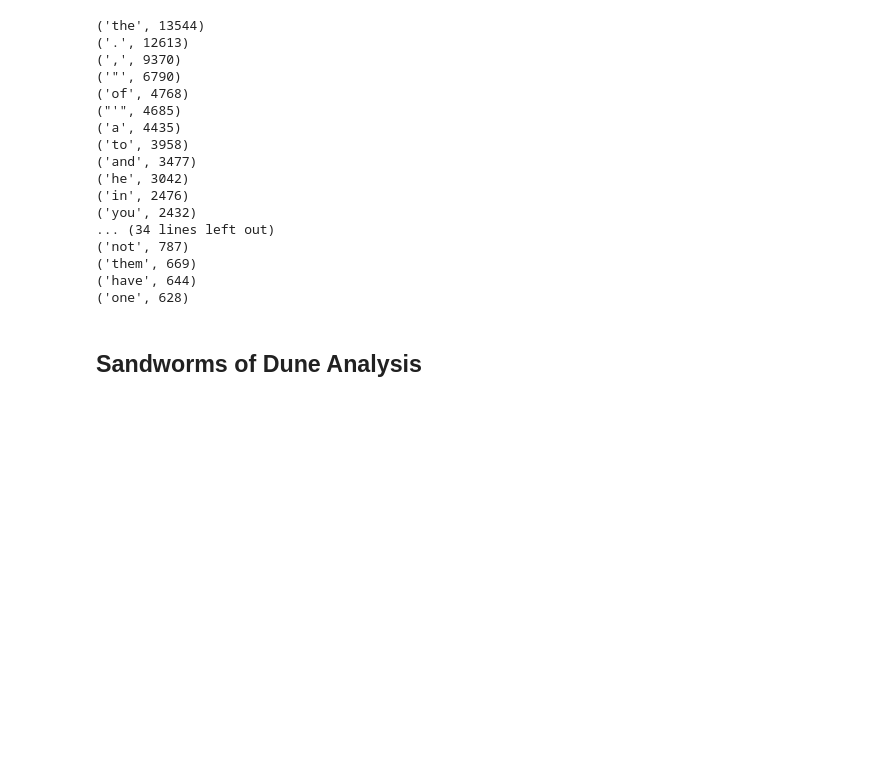
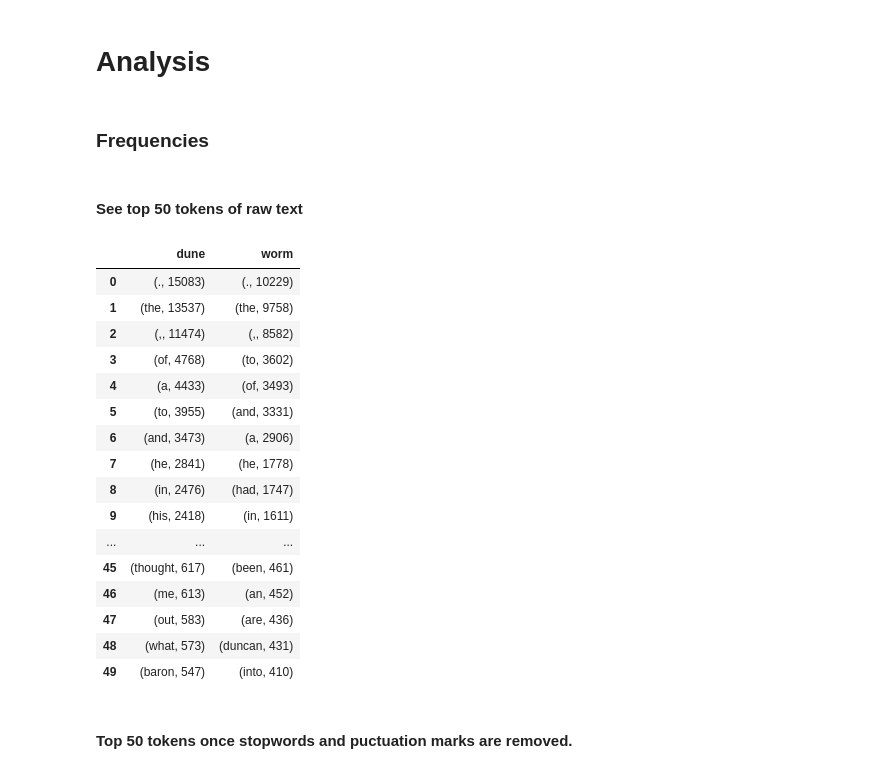
Before and after one commit to eaxworthy/dune_nlp, a Jupyter notebook: Corpus_Stats.ipynb, the cells around one changed output. Cells and saved outputs as stored; diff of their text form; code cells hidden in the pictures; blank space fills up the shorter version.

Commit message:
Finished work for corpus-stats notebook.

```diff
--- a/Corpus_Stats.ipynb
+++ b/Corpus_Stats.ipynb
@@ -7,2 +14,3 @@ from nltk.corpus import PlaintextCorpusReader
 # %%
-corpus_dune = PlaintextCorpusReader("data/prepared_texts/", "dune.txt")
+corpus_dune = PlaintextCorpusReader(\
+            "data/prepared_texts/", "dune.txt")
@@ -9,3 +19,6 @@ corpus_dune = PlaintextCorpusReader("data/prepared_texts/", "dune.txt")
 # %%
-dune_tokens = nltk.Text(corpus_dune.words())
+#create list of tokens, preserving contractions and the odd
+#punctuation that I consider part of F. Herbert's style
+dune_tokens = re.findall(r"[\w']+|\.\.\.|--|[.,!?;]", corpus_dune.raw())
 dune_words = [word.lower() for word in dune_tokens]
+dune_text = Text(dune_words)
@@ -12,27 +27,38 @@ dune_words = [word.lower() for word in dune_tokens]
+# %%
+#Repeat process as above on Sandworms.
+#The apostrophe in the text is a different format, so that's changed first.
+worm_tokens = re.sub('’', '\'', worm_file)
+worm_tokens = re.findall(r"[\w']+|\.\.\.|--|[.,!?;]", worm_tokens)
+worm_words = [word.lower() for word in worm_tokens]
+worm_text = Text(worm_words)
+# %% [markdown]
+# Analysis
+# %% [markdown]
+### Frequencies
 # %%
-dist = FreqDist(dune_words)
-dist_keys = list(dist.keys())
+dune_dist = FreqDist(dune_words)
+worm_dist = FreqDist(worm_words)
+# %% [markdown]
+#### See top 50 tokens of raw text
 # %%
-top_keys = dist.most_common(50)
-for pair in top_keys:
-    print(pair)
+top_words_raw = pd.DataFrame({'dune':dune_dist.most_common(50), \
+                              'worm':worm_dist.most_common(50)})
+top_words_raw
 # %% [output]
-('the', 13544)
-('.', 12613)
-(',', 9370)
-('"', 6790)
-('of', 4768)
-("'", 4685)
-('a', 4435)
-('to', 3958)
-('and', 3477)
-('he', 3042)
-('in', 2476)
-('you', 2432)
-... (34 lines left out)
-('not', 787)
-('them', 669)
-('have', 644)
-('one', 628)
+|  | dune | worm |
+| 0 | (., 15083) | (., 10229) |
+| 1 | (the, 13537) | (the, 9758) |
+| 2 | (,, 11474) | (,, 8582) |
+| 3 | (of, 4768) | (to, 3602) |
+| 4 | (a, 4433) | (of, 3493) |
+| 5 | (to, 3955) | (and, 3331) |
+| 6 | (and, 3473) | (a, 2906) |
+| 7 | (he, 2841) | (he, 1778) |
+| 8 | (in, 2476) | (had, 1747) |
+| 9 | (his, 2418) | (in, 1611) |
+| ... | ... | ... |
+| 45 | (thought, 617) | (been, 461) |
+| 46 | (me, 613) | (an, 452) |
+| 47 | (out, 583) | (are, 436) |
+| 48 | (what, 573) | (duncan, 431) |
+| 49 | (baron, 547) | (into, 410) |
-# %% [markdown]
-## Sandworms of Dune Analysis
@@ -43,0 +65,2 @@ worm_words = [word.lower() for word in worm_tokens]
+# %% [markdown]
+#### Top 50 tokens once stopwords and puctuation marks are removed.
```
Also changed, not shown: parts of 29 cells of this notebook.
